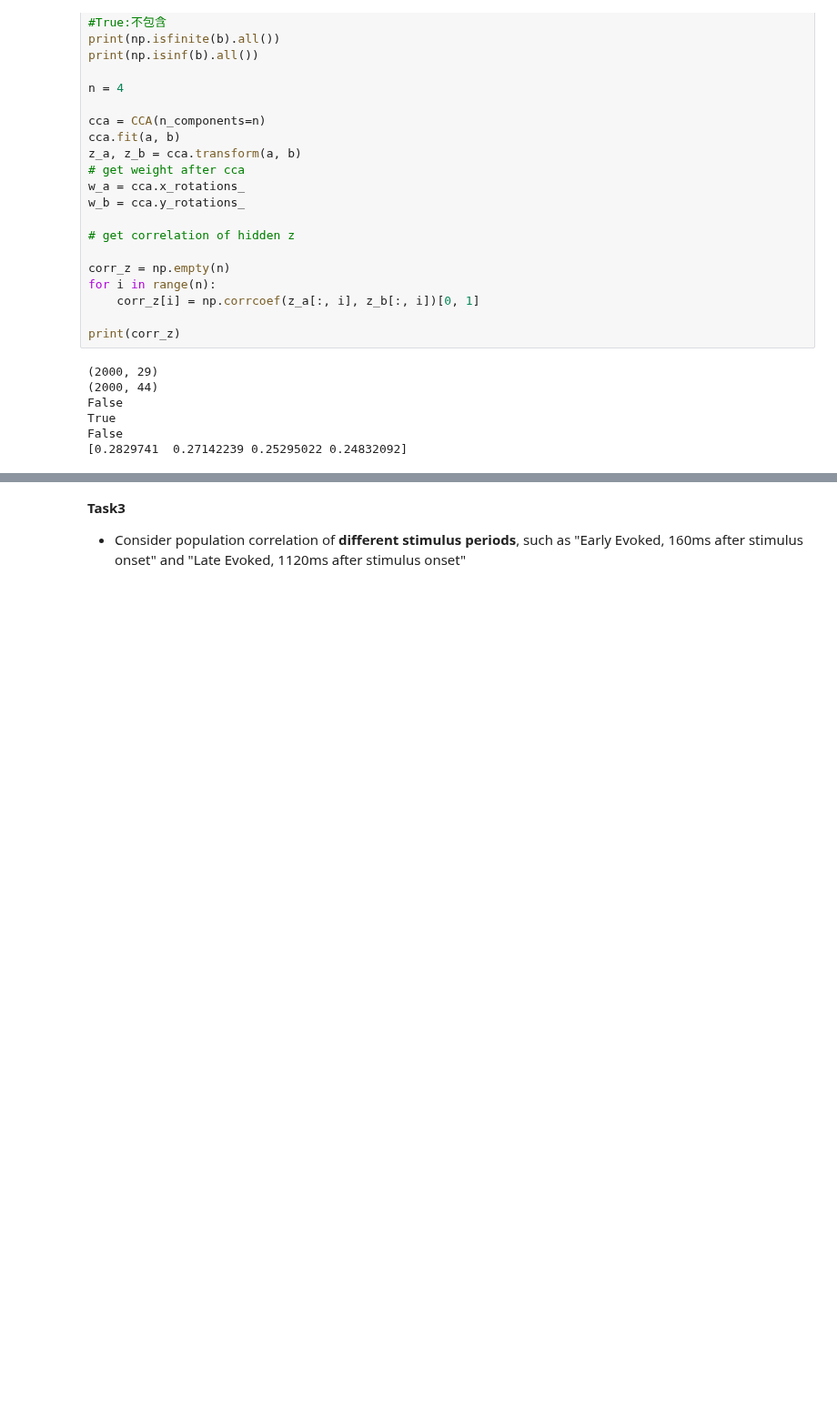
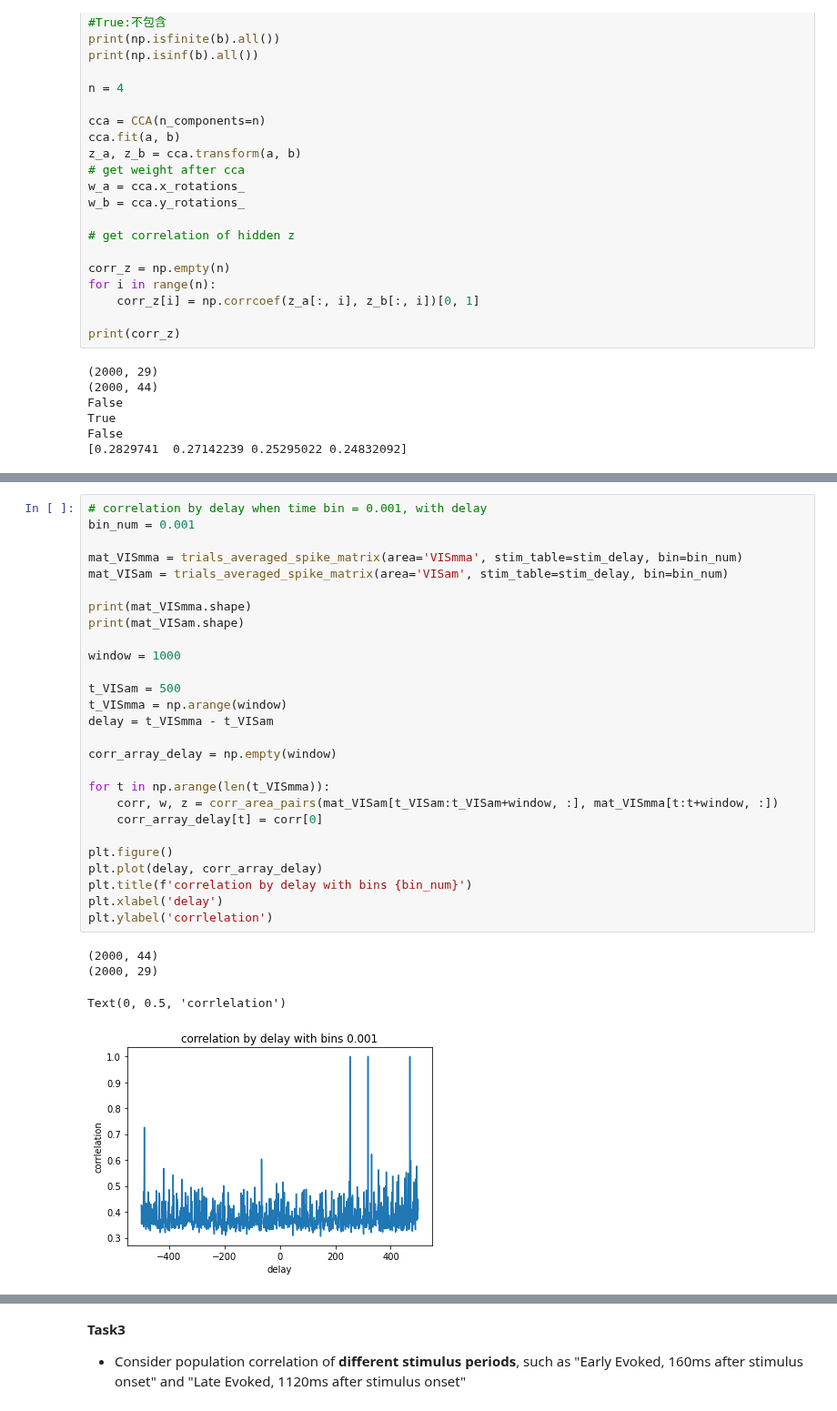
Before and after one commit to Jp-17/Coding_learning, a Jupyter notebook: Project_explore/Information flow across areas/CCA_areas_project.ipynb, the cells around one changed output, grey strips where cells are left out. Shown at 91% size. Cells and saved outputs as stored; diff of their text form; blank space fills up the shorter version.

```diff
--- a/Project_explore/Information flow across areas/CCA_areas_project.ipynb
+++ b/Project_explore/Information flow across areas/CCA_areas_project.ipynb
@@ -468,0 +492,32 @@ plt.ylabel('corrlelation')
+# %%
+# correlation by delay when time bin = 0.001, with delay
+bin_num = 0.001
+
+mat_VISmma = trials_averaged_spike_matrix(area='VISmma', stim_table=stim_delay, bin=bin_num)
+mat_VISam = trials_averaged_spike_matrix(area='VISam', stim_table=stim_delay, bin=bin_num)
+
+print(mat_VISmma.shape)
+print(mat_VISam.shape)
+
+window = 1000
+
+t_VISam = 500
+t_VISmma = np.arange(window)
+delay = t_VISmma - t_VISam
+
+corr_array_delay = np.empty(window)
+
+for t in np.arange(len(t_VISmma)):
+    corr, w, z = corr_area_pairs(mat_VISam[t_VISam:t_VISam+window, :], mat_VISmma[t:t+window, :])
+    corr_array_delay[t] = corr[0]
+
+plt.figure()
+plt.plot(delay, corr_array_delay)
+plt.title(f'correlation by delay with bins {bin_num}')
+plt.xlabel('delay')
+plt.ylabel('corrlelation')
+# %% [output]
+(2000, 44)
+(2000, 29)
+Text(0, 0.5, 'corrlelation')
+[figure, added]
```
Also changed, not shown: parts of 13 cells of this notebook.
